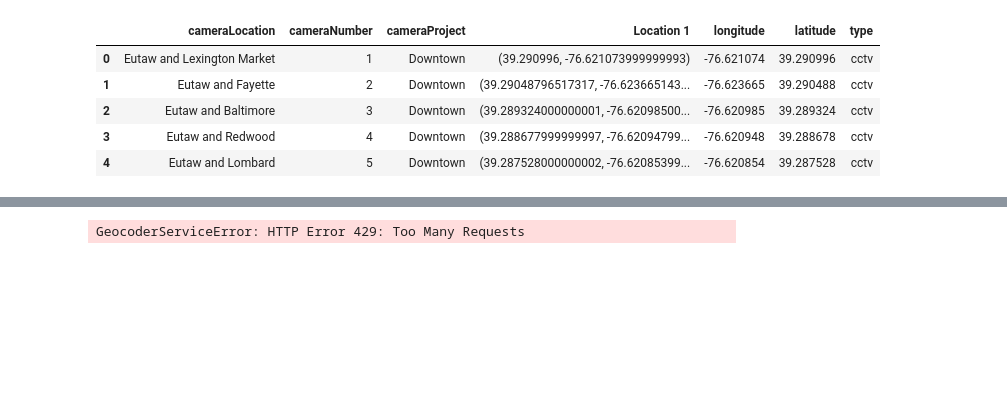
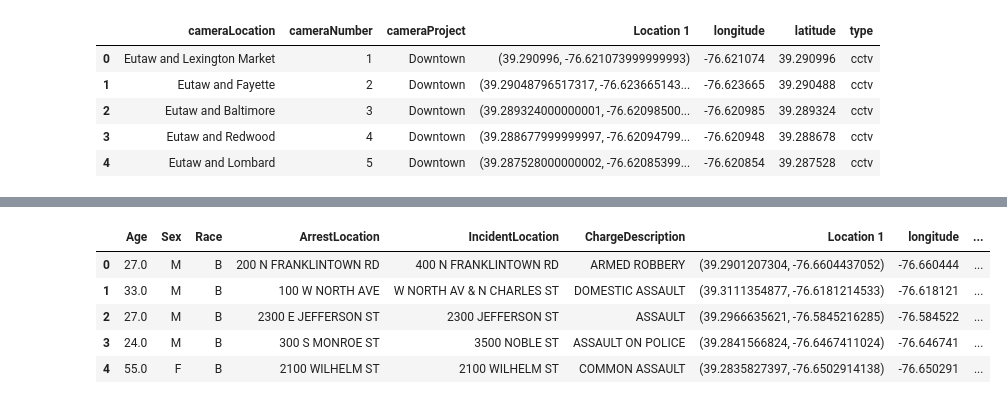
Before and after one commit to bradygp/safe-bmore, a Jupyter notebook: bathtub.ipynb, the cells around one changed output, grey strips where cells are left out. Cells and saved outputs as stored; diff of their text form; code cells hidden in the pictures; blank space fills up the shorter version.

```diff
--- a/bathtub.ipynb
+++ b/bathtub.ipynb
@@ -285,11 +304,26 @@ cctv.head()
 # %%
-addresses = arrests['IncidentLocation']
+addresses = arrests['Location 1']
 lats = []
 longs = []
-# %%
-for addr in addresses[0]:
-    loc = geolocator.geocode( addr )
-
-print loc.latitude, loc.longitude
-# %% [output]
-GeocoderServiceError: HTTP Error 429: Too Many Requests
+# %%
+for addr in addresses:
+    try:
+        (lat, lon) = make_tuple(addr)
+    except:
+        (lat, lon) = (0,0)
+    lats.append(lat)
+    longs.append(lon)
+
+arrests['longitude'] = longs
+arrests['latitude'] = lats
+# %%
+arrests['type'] = 'arrest'
+# %%
+arrests.head()
+# %% [output]
+|  | Age | Sex | Race | ArrestLocation | IncidentLocation | ChargeDescription | Location 1 | longitude | ... |
+| 0 | 27.0 | M | B | 200 N FRANKLINTOWN RD | 400 N FRANKLINTOWN RD | ARMED ROBBERY | (39.2901207304, -76.6604437052) | -76.660444 | ... |
+| 1 | 33.0 | M | B | 100 W NORTH AVE | W NORTH AV & N CHARLES ST | DOMESTIC ASSAULT | (39.3111354877, -76.6181214533) | -76.618121 | ... |
+| 2 | 27.0 | M | B | 2300 E JEFFERSON ST | 2300 JEFFERSON ST | ASSAULT | (39.2966635621, -76.5845216285) | -76.584522 | ... |
+| 3 | 24.0 | M | B | 300 S MONROE ST | 3500 NOBLE ST | ASSAULT ON POLICE | (39.2841566824, -76.6467411024) | -76.646741 | ... |
+| 4 | 55.0 | F | B | 2100 WILHELM ST | 2100 WILHELM ST | COMMON ASSAULT | (39.2835827397, -76.6502914138) | -76.650291 | ... |
```
Also changed, not shown: parts of 5 cells of this notebook, 32 other files.
